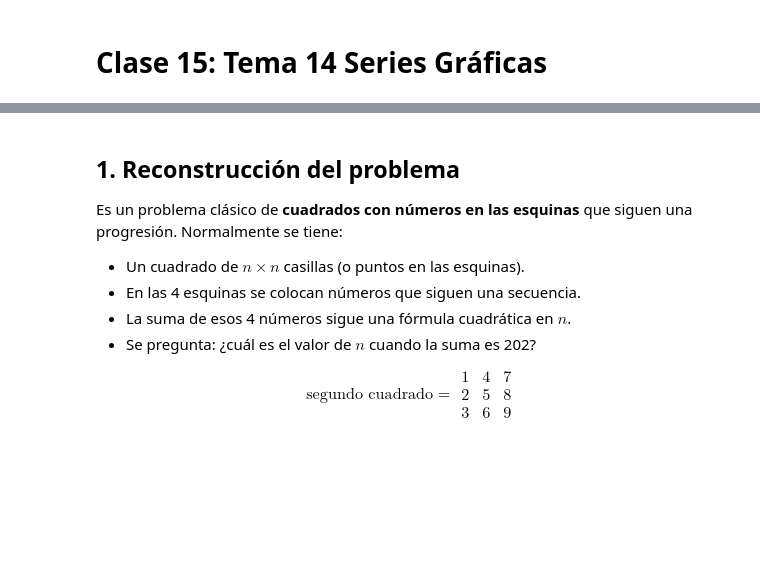
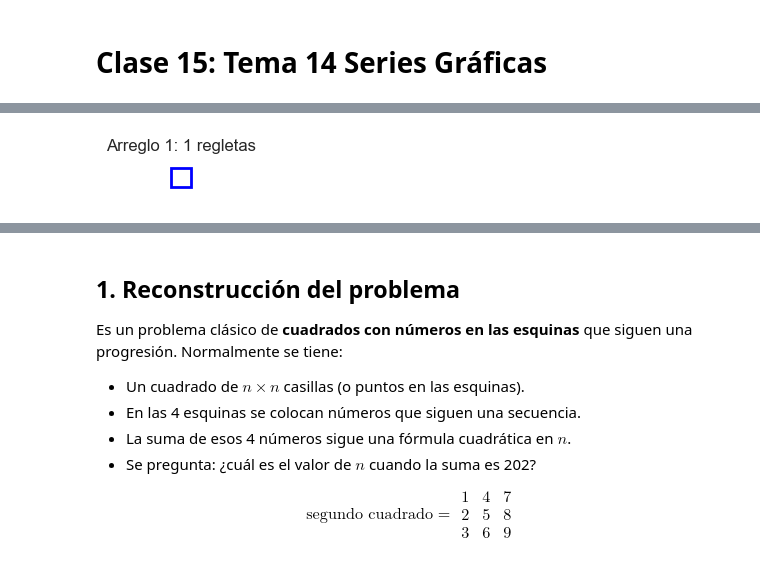
Before and after one commit to marco-canas/camino-udea, a Jupyter notebook: 6_razonamiento_geometrico/clase_15_series_graficas/clase_15_tema_14_series_graficas.ipynb, the cells around one changed output, grey strips where cells are left out. Drawn from its saved outputs; the diff is of its cells as text; code cells hidden in the pictures; blank space fills up the shorter version.

```diff
--- a/6_razonamiento_geometrico/clase_15_series_graficas/clase_15_tema_14_series_graficas.ipynb
+++ b/6_razonamiento_geometrico/clase_15_series_graficas/clase_15_tema_14_series_graficas.ipynb
@@ -62,0 +421,87 @@ generar_qr(url)
+# %%
+
+# Visualización con plotly
+fig = go.Figure()
+
+fig.add_trace(go.Scatter(x=n_vals, y=regletas_triangular, mode='lines+markers',
+                         name='Triangular (escalera): n(n+1)/2',
+                         line=dict(color='blue', width=2),
+                         marker=dict(size=8)))
+
+fig.add_trace(go.Scatter(x=n_vals, y=regletas_cuadrado, mode='lines+markers',
+                         name='Cuadrado: n²',
+                         line=dict(color='green', width=2),
+                         marker=dict(size=8, symbol='square')))
+
+fig.add_trace(go.Scatter(x=n_vals, y=regletas_impar, mode='lines+markers',
+                         name='Impar (L): 2n-1',
+                         line=dict(color='orange', width=2),
+                         marker=dict(size=8, symbol='triangle-up')))
+
+# Destacar n=10
+fig.add_vline(x=10, line_dash="dash", line_color="red",
+              annotation_text="Arreglo 10", annotation_position="top")
+fig.add_trace(go.Scatter(x=[10], y=[55], mode='markers',
+                         marker=dict(size=15, color='red', symbol='circle'),
+                         name='Triangular: 55'))
+fig.add_trace(go.Scatter(x=[10], y=[100], mode='markers',
+                         marker=dict(size=15, color='red', symbol='square'),
+                         name='Cuadrado: 100'))
+
+fig.update_layout(
+    title='Crecimiento de regletas en diferentes patrones',
+    xaxis_title='Número de arreglo (n)',
+    yaxis_title='Número de regletas',
+    template='plotly_white'
+)
+
+fig.show()
+
+# Visualización de los primeros arreglos triangulares
+def dibujar_arreglo_triangular(n):
+    """Dibuja un arreglo en forma de escalera con regletas"""
+    fig, ax = plt.subplots(figsize=(n, n/2))
+
+    for i in range(n):
+        for j in range(i+1):
+            rect = plt.Rectangle((j, n-1-i), 1, 1,
+                                 fill=False, edgecolor='blue', linewidth=2)
+            ax.add_patch(rect)
+
+    ax.set_xlim(-0.5, n+0.5)
+    ax.set_ylim(-0.5, n+0.5)
+    ax.set_aspect('equal')
+    ax.axis('off')
+    ax.set_title(f'Arreglo {n}: {n*(n+1)//2} regletas', fontsize=12)
+    return fig
+
+# Mostrar primeros 5 arreglos triangulares
+for i in range(1, 6):
+    dibujar_arreglo_triangular(i)
+    plt.show()
+
+# Visualización de los primeros arreglos cuadrados
+def dibujar_arreglo_cuadrado(n):
+    """Dibuja un arreglo cuadrado con regletas"""
+    fig, ax = plt.subplots(figsize=(n, n))
+
+    for i in range(n):
+        for j in range(n):
+            rect = plt.Rectangle((j, n-1-i), 1, 1,
+                                 fill=False, edgecolor='green', linewidth=2)
+            ax.add_patch(rect)
+
+    ax.set_xlim(-0.5, n+0.5)
+    ax.set_ylim(-0.5, n+0.5)
+    ax.set_aspect('equal')
+    ax.axis('off')
+    ax.set_title(f'Arreglo {n}: {n*n} regletas', fontsize=12)
+    plt.savefig(r"C:\Users\marco\Downloads\arreglo_regletas")
+    return fig
+
+# Mostrar primeros 5 arreglos cuadrados
+for i in range(1, 6):
+    dibujar_arreglo_cuadrado(i)
+    plt.show()
+# %% [output]
+[figure, added]
```
Also changed, not shown: parts of 39 cells of this notebook, 3 other files.
